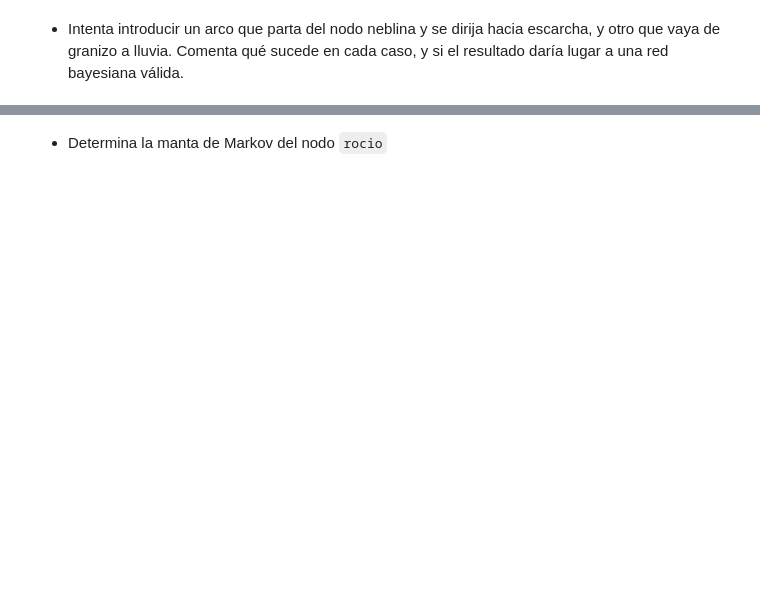
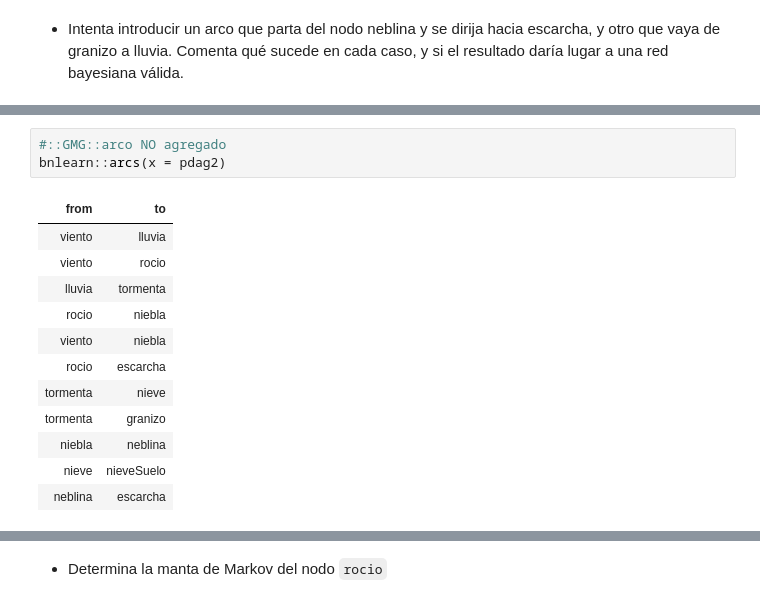
Before and after one commit to yerartdev/m1970-machine-learning-ii, a Jupyter notebook: deliverable/tarea-04/T02_RedesBayesianas.ipynb, the cells around one changed output, grey strips where cells are left out. Drawn from its saved outputs; the diff is of its cells as text; blank space fills up the shorter version.

```diff
--- a/deliverable/tarea-04/T02_RedesBayesianas.ipynb
+++ b/deliverable/tarea-04/T02_RedesBayesianas.ipynb
@@ -170,0 +226,16 @@ bnlearn::vstructs(x = pdag, moral = FALSE, debug = TRUE)
+# %%
+#::GMG::arco NO agregado
+bnlearn::arcs(x = pdag2)
+# %% [output]
+| from | to |
+| viento | lluvia |
+| viento | rocio |
+| lluvia | tormenta |
+| rocio | niebla |
+| viento | niebla |
+| rocio | escarcha |
+| tormenta | nieve |
+| tormenta | granizo |
+| niebla | neblina |
+| nieve | nieveSuelo |
+| neblina | escarcha |
```
Also changed, not shown: parts of 34 cells of this notebook.
